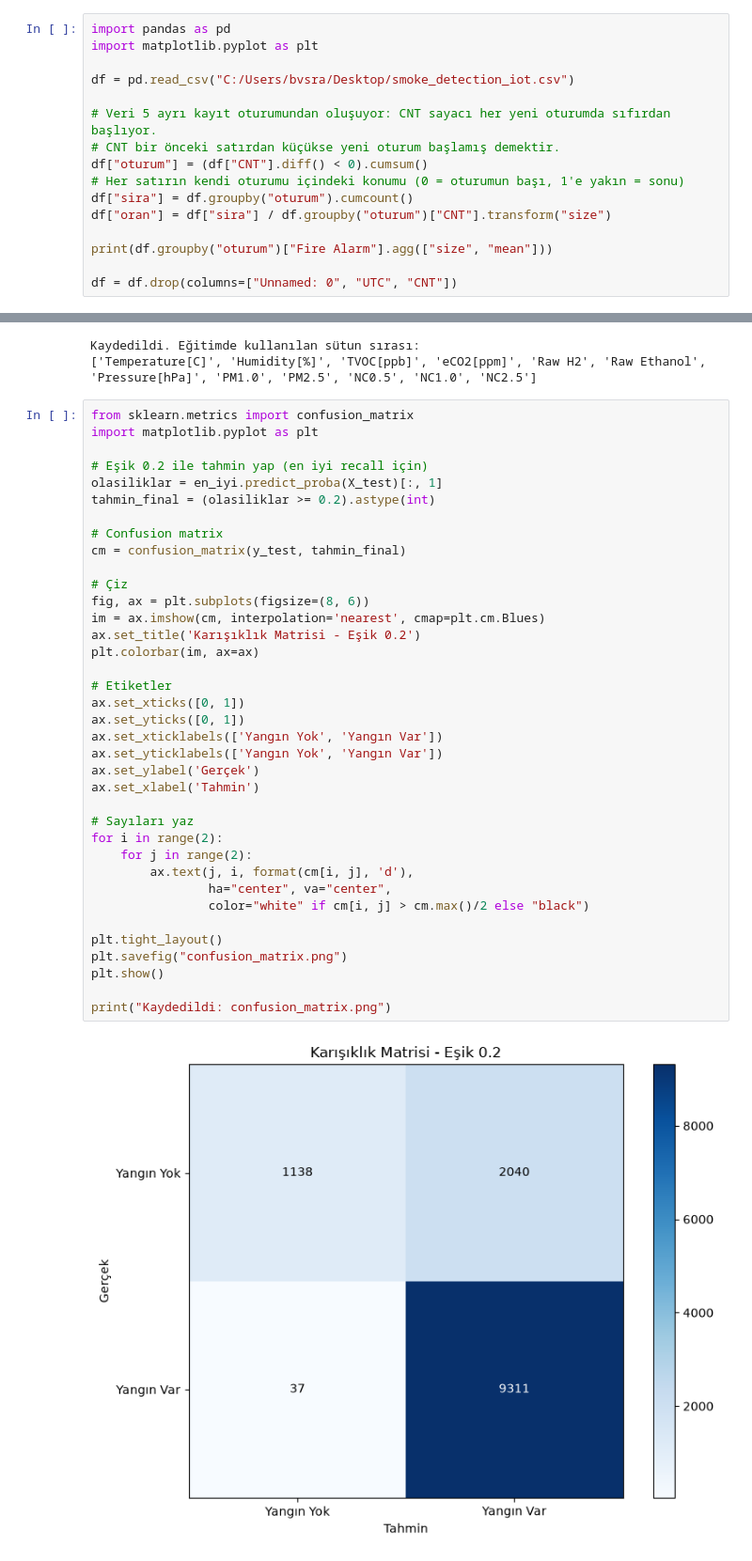
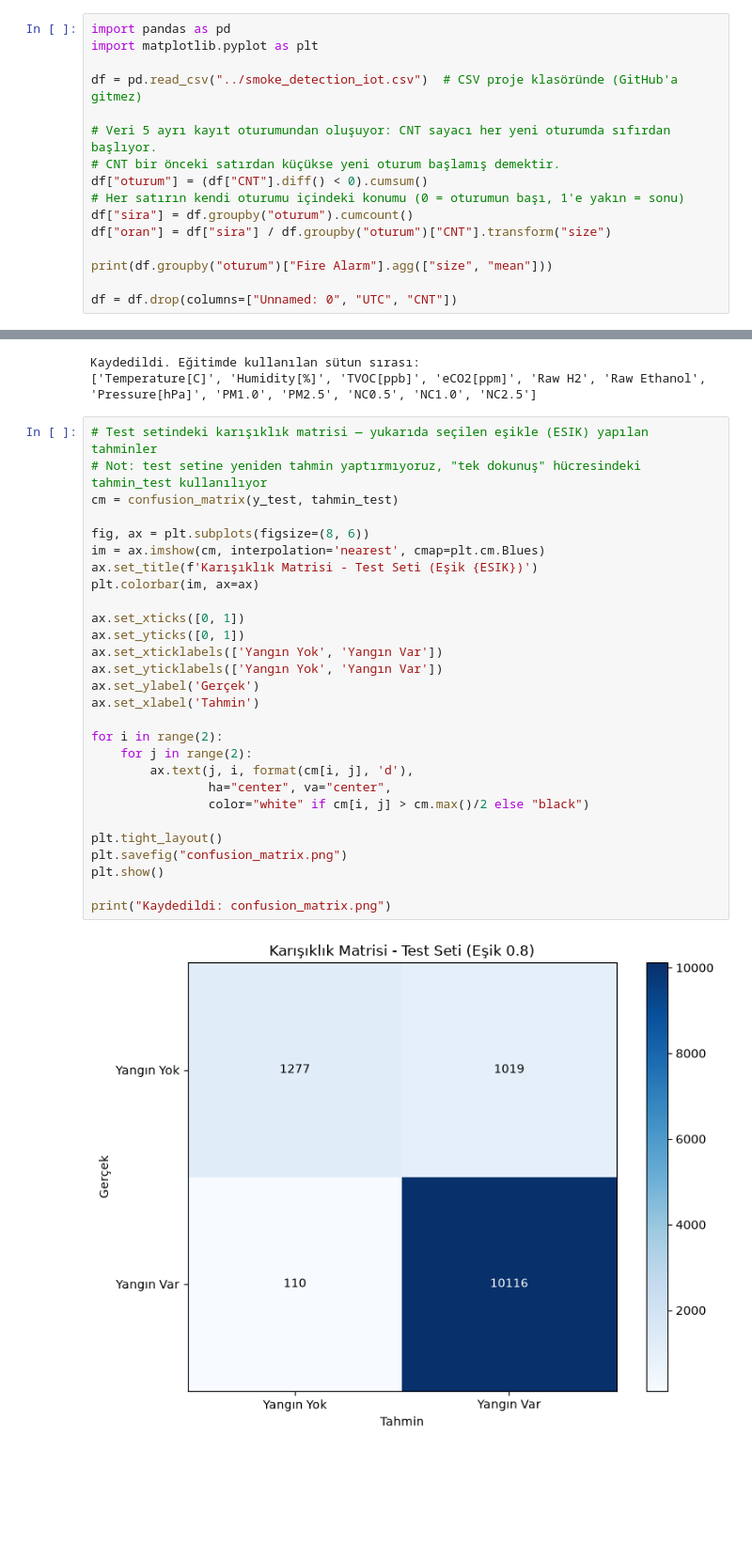
Before and after one commit to karyacankaya/yangin-tespit-asistani, a Jupyter notebook: notebooks/02_sensor_modeller.ipynb, the cells around one changed output, grey strips where cells are left out. Shown at 94% size. Cells and saved outputs as stored; diff of their text form; blank space fills up the shorter version.

Commit message:
notebooklarda csv yolunu düzelttim, confusion matrix 0.8 eşiğiyle, pm2.5 grafiği

```diff
--- a/notebooks/02_sensor_modeller.ipynb
+++ b/notebooks/02_sensor_modeller.ipynb
@@ -6,7 +6,7 @@ Amaç: sensör okumalarından yangın tahmini yapan modelleri karşılaştırmak
 import pandas as pd
 import matplotlib.pyplot as plt
 
-df = pd.read_csv("C:/Users/bvsra/Desktop/smoke_detection_iot.csv")
+df = pd.read_csv("../smoke_detection_iot.csv")  # CSV proje klasöründe (GitHub'a gitmez)
 
 # Veri 5 ayrı kayıt oturumundan oluşuyor: CNT sayacı her yeni oturumda sıfırdan başlıyor.
 # CNT bir önceki satırdan küçükse yeni oturum başlamış demektir.
@@ -284,42 +284,33 @@ print(list(X_egitim.columns))
 Kaydedildi. Eğitimde kullanılan sütun sırası:
 ['Temperature[C]', 'Humidity[%]', 'TVOC[ppb]', 'eCO2[ppm]', 'Raw H2', 'Raw Ethanol', 'Pressure[hPa]', 'PM1.0', 'PM2.5', 'NC0.5', 'NC1.0', 'NC2.5']
 # %%
-from sklearn.metrics import confusion_matrix
-import matplotlib.pyplot as plt
+# Test setindeki karışıklık matrisi — yukarıda seçilen eşikle (ESIK) yapılan tahminler
+# Not: test setine yeniden tahmin yaptırmıyoruz, "tek dokunuş" hücresindeki tahmin_test kullanılıyor
+cm = confusion_matrix(y_test, tahmin_test)
 
-# Eşik 0.2 ile tahmin yap (en iyi recall için)
-olasiliklar = en_iyi.predict_proba(X_test)[:, 1]
-tahmin_final = (olasiliklar >= 0.2).astype(int)
-
-# Confusion matrix
-cm = confusion_matrix(y_test, tahmin_final)
-
-# Çiz
 fig, ax = plt.subplots(figsize=(8, 6))
 im = ax.imshow(cm, interpolation='nearest', cmap=plt.cm.Blues)
-ax.set_title('Karışıklık Matrisi - Eşik 0.2')
+ax.set_title(f'Karışıklık Matrisi - Test Seti (Eşik {ESIK})')
 plt.colorbar(im, ax=ax)
 
-# Etiketler
 ax.set_xticks([0, 1])
 ax.set_yticks([0, 1])
 ax.set_xticklabels(['Yangın Yok', 'Yangın Var'])
 ax.set_yticklabels(['Yangın Yok', 'Yangın Var'])
 ax.set_ylabel('Gerçek')
 ax.set_xlabel('Tahmin')
 
-# Sayıları yaz
 for i in range(2):
     for j in range(2):
         ax.text(j, i, format(cm[i, j], 'd'),
                 ha="center", va="center",
                 color="white" if cm[i, j] > cm.max()/2 else "black")
 
 plt.tight_layout()
 plt.savefig("confusion_matrix.png")
 plt.show()
 
 print("Kaydedildi: confusion_matrix.png")
 # %% [output]
-[figure, old version]
+[figure, new version]
 Kaydedildi: confusion_matrix.png
```
Also changed, not shown: 3 other files.
